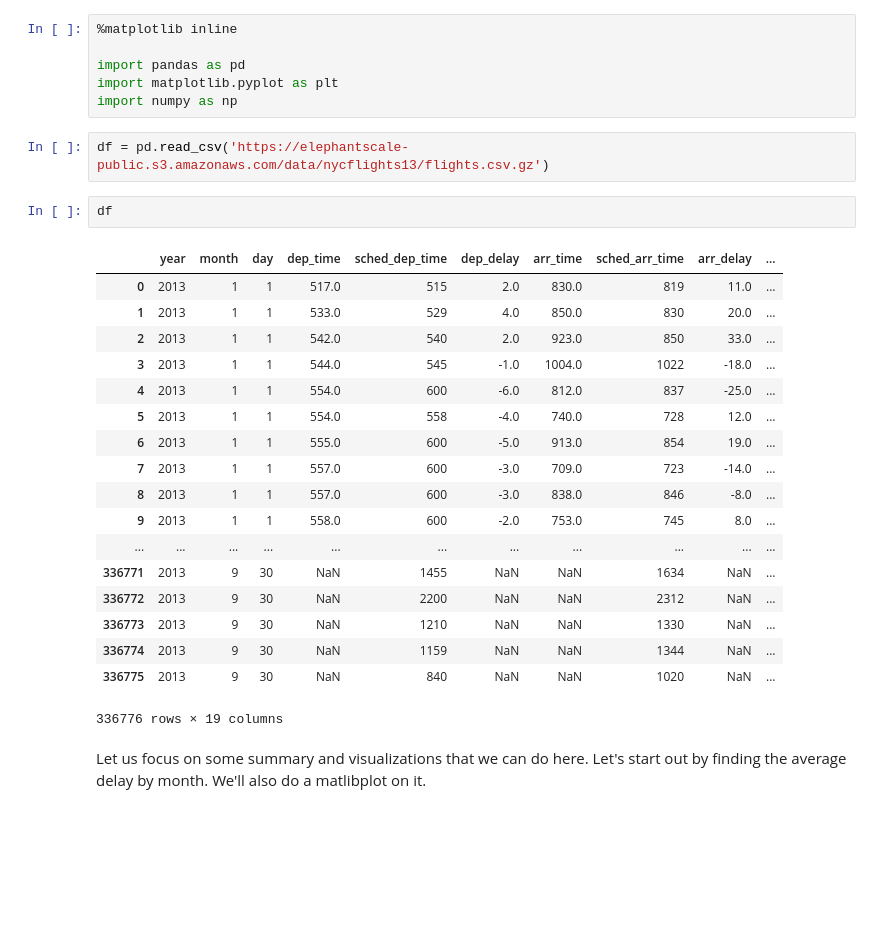
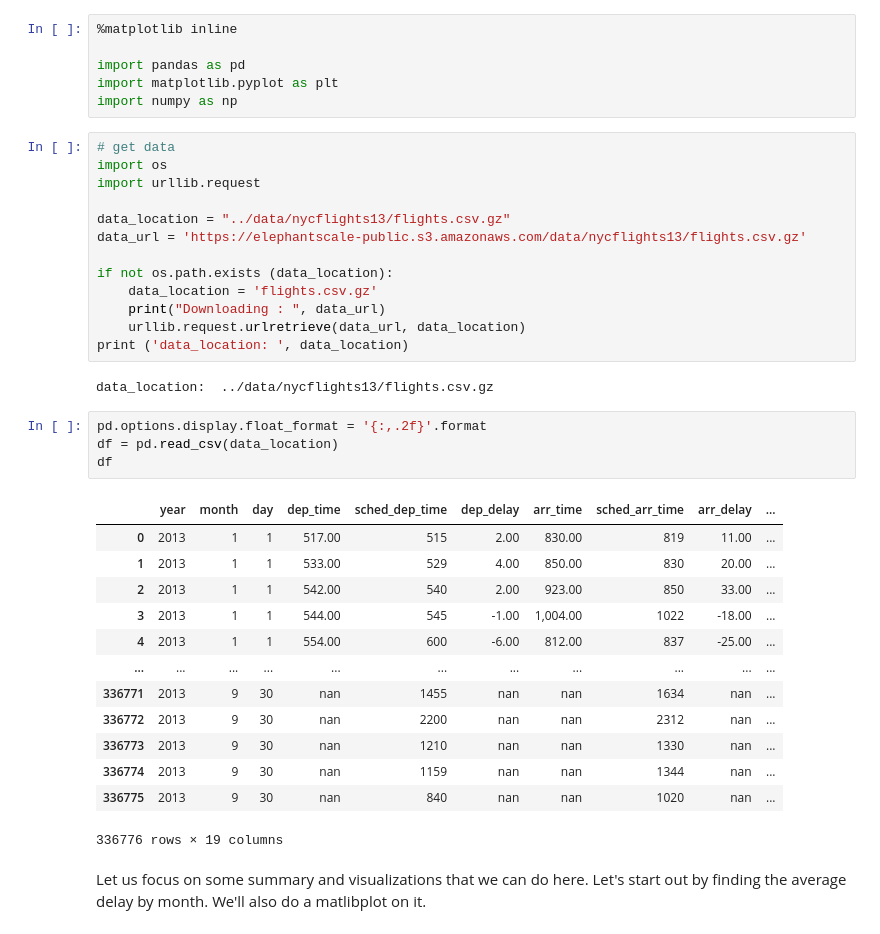
Before and after one commit to elephantscale/python-labs, a Jupyter notebook: pandas/2-pandas-exploration.ipynb, the cells around one changed output. Drawn from its saved outputs; the diff is of its cells as text; blank space fills up the shorter version.

```diff
--- a/pandas/2-pandas-exploration.ipynb
+++ b/pandas/2-pandas-exploration.ipynb
@@ -14,29 +14,39 @@ flights departing from the three NYC airports (JFK, LGA, EWR) in the year 2013.
 import pandas as pd
 import matplotlib.pyplot as plt
 import numpy as np
-# %%
-df = pd.read_csv('https://elephantscale-public.s3.amazonaws.com/data/nycflights13/flights.csv.gz')
-# %%
-df
-# %% [output]
-|  | year | month | day | dep_time | sched_dep_time | dep_delay | arr_time | sched_arr_time | arr_delay | ... |
-| 0 | 2013 | 1 | 1 | 517.0 | 515 | 2.0 | 830.0 | 819 | 11.0 | ... |
-| 1 | 2013 | 1 | 1 | 533.0 | 529 | 4.0 | 850.0 | 830 | 20.0 | ... |
-| 2 | 2013 | 1 | 1 | 542.0 | 540 | 2.0 | 923.0 | 850 | 33.0 | ... |
-| 3 | 2013 | 1 | 1 | 544.0 | 545 | -1.0 | 1004.0 | 1022 | -18.0 | ... |
-| 4 | 2013 | 1 | 1 | 554.0 | 600 | -6.0 | 812.0 | 837 | -25.0 | ... |
-| 5 | 2013 | 1 | 1 | 554.0 | 558 | -4.0 | 740.0 | 728 | 12.0 | ... |
-| 6 | 2013 | 1 | 1 | 555.0 | 600 | -5.0 | 913.0 | 854 | 19.0 | ... |
-| 7 | 2013 | 1 | 1 | 557.0 | 600 | -3.0 | 709.0 | 723 | -14.0 | ... |
-| 8 | 2013 | 1 | 1 | 557.0 | 600 | -3.0 | 838.0 | 846 | -8.0 | ... |
-| 9 | 2013 | 1 | 1 | 558.0 | 600 | -2.0 | 753.0 | 745 | 8.0 | ... |
-| ... | ... | ... | ... | ... | ... | ... | ... | ... | ... | ... |
-| 336771 | 2013 | 9 | 30 | NaN | 1455 | NaN | NaN | 1634 | NaN | ... |
-| 336772 | 2013 | 9 | 30 | NaN | 2200 | NaN | NaN | 2312 | NaN | ... |
-| 336773 | 2013 | 9 | 30 | NaN | 1210 | NaN | NaN | 1330 | NaN | ... |
-| 336774 | 2013 | 9 | 30 | NaN | 1159 | NaN | NaN | 1344 | NaN | ... |
-| 336775 | 2013 | 9 | 30 | NaN | 840 | NaN | NaN | 1020 | NaN | ... |
-336776 rows × 19 columns
+# %%
+# get data
+import os
+import urllib.request
+
+data_location = "../data/nycflights13/flights.csv.gz"
+data_url = 'https://elephantscale-public.s3.amazonaws.com/data/nycflights13/flights.csv.gz'
+
+if not os.path.exists (data_location):
+    data_location = 'flights.csv.gz'
+    print("Downloading : ", data_url)
+    urllib.request.urlretrieve(data_url, data_location)
+print ('data_location: ', data_location)
+# %% [output]
+data_location:  ../data/nycflights13/flights.csv.gz
+# %%
+pd.options.display.float_format = '{:,.2f}'.format
+df = pd.read_csv(data_location)
+df
+# %% [output]
+|  | year | month | day | dep_time | sched_dep_time | dep_delay | arr_time | sched_arr_time | arr_delay | ... |
+| 0 | 2013 | 1 | 1 | 517.00 | 515 | 2.00 | 830.00 | 819 | 11.00 | ... |
+| 1 | 2013 | 1 | 1 | 533.00 | 529 | 4.00 | 850.00 | 830 | 20.00 | ... |
+| 2 | 2013 | 1 | 1 | 542.00 | 540 | 2.00 | 923.00 | 850 | 33.00 | ... |
+| 3 | 2013 | 1 | 1 | 544.00 | 545 | -1.00 | 1,004.00 | 1022 | -18.00 | ... |
+| 4 | 2013 | 1 | 1 | 554.00 | 600 | -6.00 | 812.00 | 837 | -25.00 | ... |
+| ... | ... | ... | ... | ... | ... | ... | ... | ... | ... | ... |
+| 336771 | 2013 | 9 | 30 | nan | 1455 | nan | nan | 1634 | nan | ... |
+| 336772 | 2013 | 9 | 30 | nan | 2200 | nan | nan | 2312 | nan | ... |
+| 336773 | 2013 | 9 | 30 | nan | 1210 | nan | nan | 1330 | nan | ... |
+| 336774 | 2013 | 9 | 30 | nan | 1159 | nan | nan | 1344 | nan | ... |
+| 336775 | 2013 | 9 | 30 | nan | 840 | nan | nan | 1020 | nan | ... |
+336776 rows × 19 columns
 # %% [markdown]
 Let us focus on some summary and visualizations that we can do here. Let's start
 out by finding the average delay by month.  We'll also do a matlibplot on it.
```
Also changed, not shown: 17 other files.
